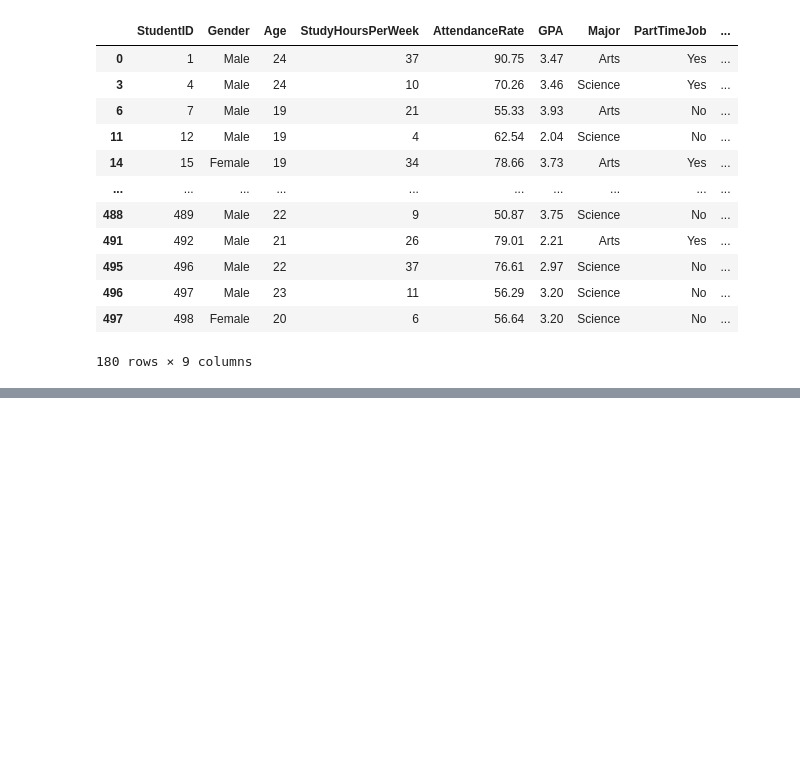
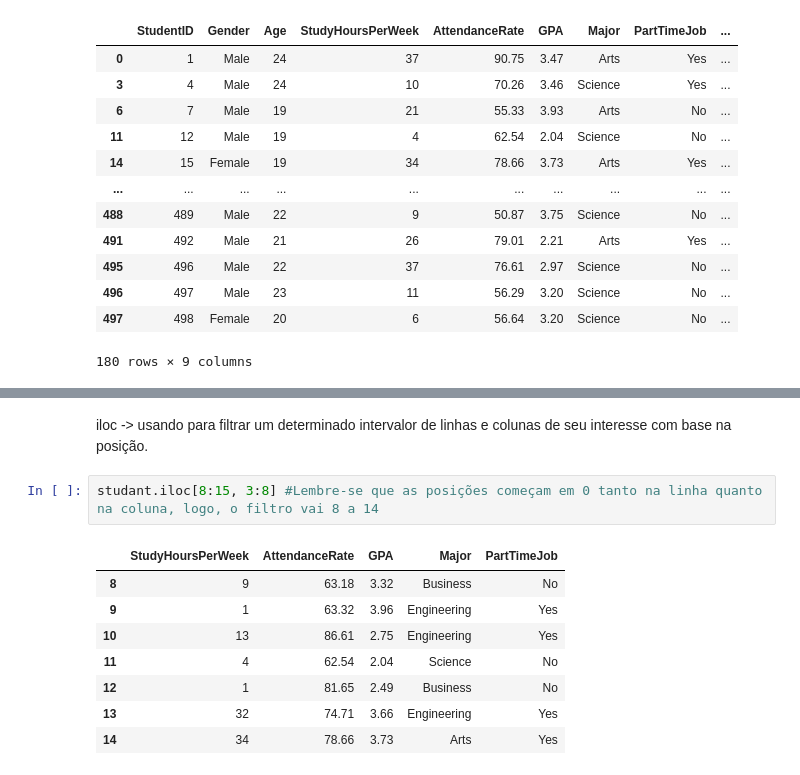
Before and after one commit to HenryJoseHenriques/Professional-Python-Learning, a Jupyter notebook: Pandas/learning/002_How_do_I_select_a_subset_of_a_DataFrame/file.ipynb, the cells around one changed output, grey strips where cells are left out. Drawn from its saved outputs; the diff is of its cells as text; blank space fills up the shorter version.

```diff
--- a/Pandas/learning/002_How_do_I_select_a_subset_of_a_DataFrame/file.ipynb
+++ b/Pandas/learning/002_How_do_I_select_a_subset_of_a_DataFrame/file.ipynb
@@ -170,0 +204,13 @@ Ao combinar múltiplas declarações condicionais, cada condição deve estar ro
+# %% [markdown]
+iloc -> usando para filtrar um determinado intervalor de linhas e colunas de seu interesse com base na posição.
+# %%
+studant.iloc[8:15, 3:8] #Lembre-se que as posições começam em 0 tanto na linha quanto na coluna, logo, o filtro vai 8 a 14
+# %% [output]
+|  | StudyHoursPerWeek | AttendanceRate | GPA | Major | PartTimeJob |
+| 8 | 9 | 63.18 | 3.32 | Business | No |
+| 9 | 1 | 63.32 | 3.96 | Engineering | Yes |
+| 10 | 13 | 86.61 | 2.75 | Engineering | Yes |
+| 11 | 4 | 62.54 | 2.04 | Science | No |
+| 12 | 1 | 81.65 | 2.49 | Business | No |
+| 13 | 32 | 74.71 | 3.66 | Engineering | Yes |
+| 14 | 34 | 78.66 | 3.73 | Arts | Yes |
```
Also changed, not shown: parts of 9 cells of this notebook, 5 other files.
